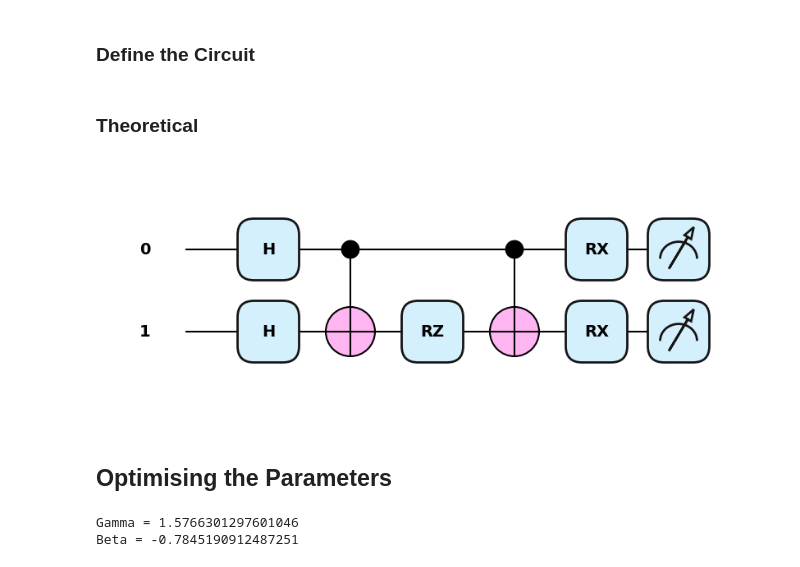
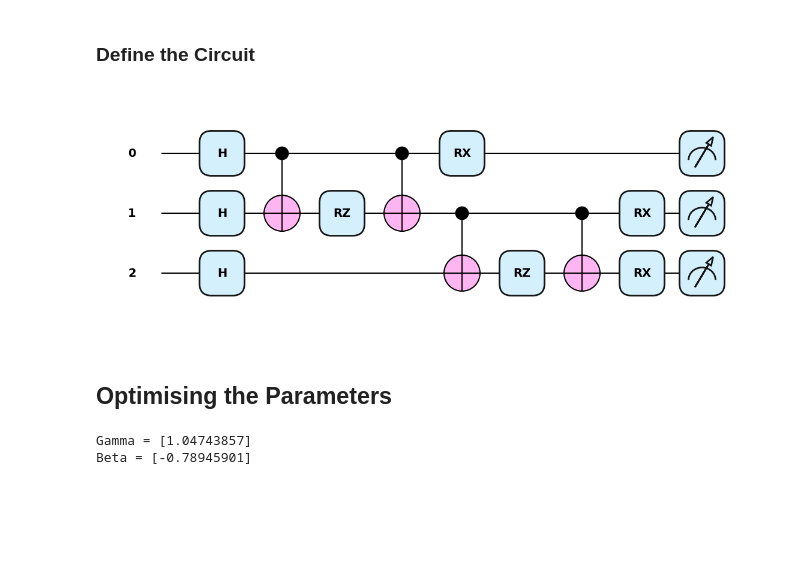
Before and after one commit to AJWestley/QAOA-MaxCut, a Jupyter notebook: src/maxcutQAOA.ipynb, the cells around one changed output. Saved outputs shown, nothing was run; the diff lists cells and outputs as text; code cells hidden in the pictures; blank space fills up the shorter version.

Commit message:
Generalised to arbitrary graphs & n QAOA layers

```diff
--- a/src/maxcutQAOA.ipynb
+++ b/src/maxcutQAOA.ipynb
@@ -16,0 +35,4 @@ NUM_SHOTS = 100
+# %%
+G = [(0, 1), (1, 2)]
+
+draw_graph(G)
@@ -34,13 +62,14 @@ def Um(beta):
 # %% [markdown]
 ### The QAOA Ansatz
-# %%
-def QAOA(gamma, beta):
-    qml.Hadamard(wires=0)
-    qml.Hadamard(wires=1)
-
-    Uc(gamma)
-
-    Um(beta)
+# %%
+def QAOA(gammas, betas, n_layers, n_qubits, graph):
+    for i in range(n_qubits):
+        qml.Hadamard(wires=i)
+
+    for i in range(n_layers):
+        Uc(gammas[i], graph)
+
+        Um(betas[i], n_qubits)
 # %% [markdown]
 ### Define the Circuit
 # %%
@@ -48,27 +77,27 @@ dev = qml.device("default.qubit", wires=2, shots = None if ANALYTICAL else NUM_S
-# %% [markdown]
-### Theoretical
 # %%
 # For optimising the circuit
 @qml.qnode(dev)
-def circuit(params):
-    gamma, beta = params
+def circuit(params, n_layers = LAYERS, n_qubits = NUM_QUBITS, graph = G):
+    gammas = params[0]
+    betas = params[1]
 
-    QAOA(gamma, beta)
+    QAOA(gammas, betas, n_layers, n_qubits, graph)
 
-    return qml.expval(Hc(0, 1))
+    return qml.expval(Hc(graph))
 
 # For sampling from the circuit
 @qml.qnode(dev)
-def measure(params):
-    gamma, beta = params
+def measure(params, n_layers = LAYERS, n_qubits = NUM_QUBITS, graph = G):
+    gammas = params[0]
+    betas = params[1]
 
-    QAOA(gamma, beta)
+    QAOA(gammas, betas, n_layers, n_qubits, graph)
 
-    return qml.probs(wires=[0, 1])
+    return qml.probs(wires=list(range(n_qubits)))
 # %%
-draw(circuit, np.array([1, 1]), style='pennylane')
+draw_circuit(circuit, np.random.rand(2, LAYERS), style='pennylane')
 # %% [output]
-[figure, old version]
+[figure, new version]
 # %% [markdown]
 ## Optimising the Parameters
 # %%
@@ -90,14 +121,12 @@ def QAOA_maxcut(cost, params, steps = 100, optimiser = None, log=False):
 
     return loss, params
 # %%
-init_params = 0.1 * np.random.rand(2, requires_grad=True)
-
-loss, params = QAOA_maxcut(circuit, init_params)
+loss, params = QAOA_maxcut(circuit, n_layers=LAYERS)
 
 print(f'Gamma = {params[0]}\nBeta = {params[1]}')
 # %% [output]
-Gamma = 1.5766301297601046
-Beta = -0.7845190912487251
+Gamma = [1.04743857]
+Beta = [-0.78945901]
 # %%
 plt.plot(loss)
 plt.ylabel('Cost Function')
```
Also changed, not shown: parts of 17 cells of this notebook.
